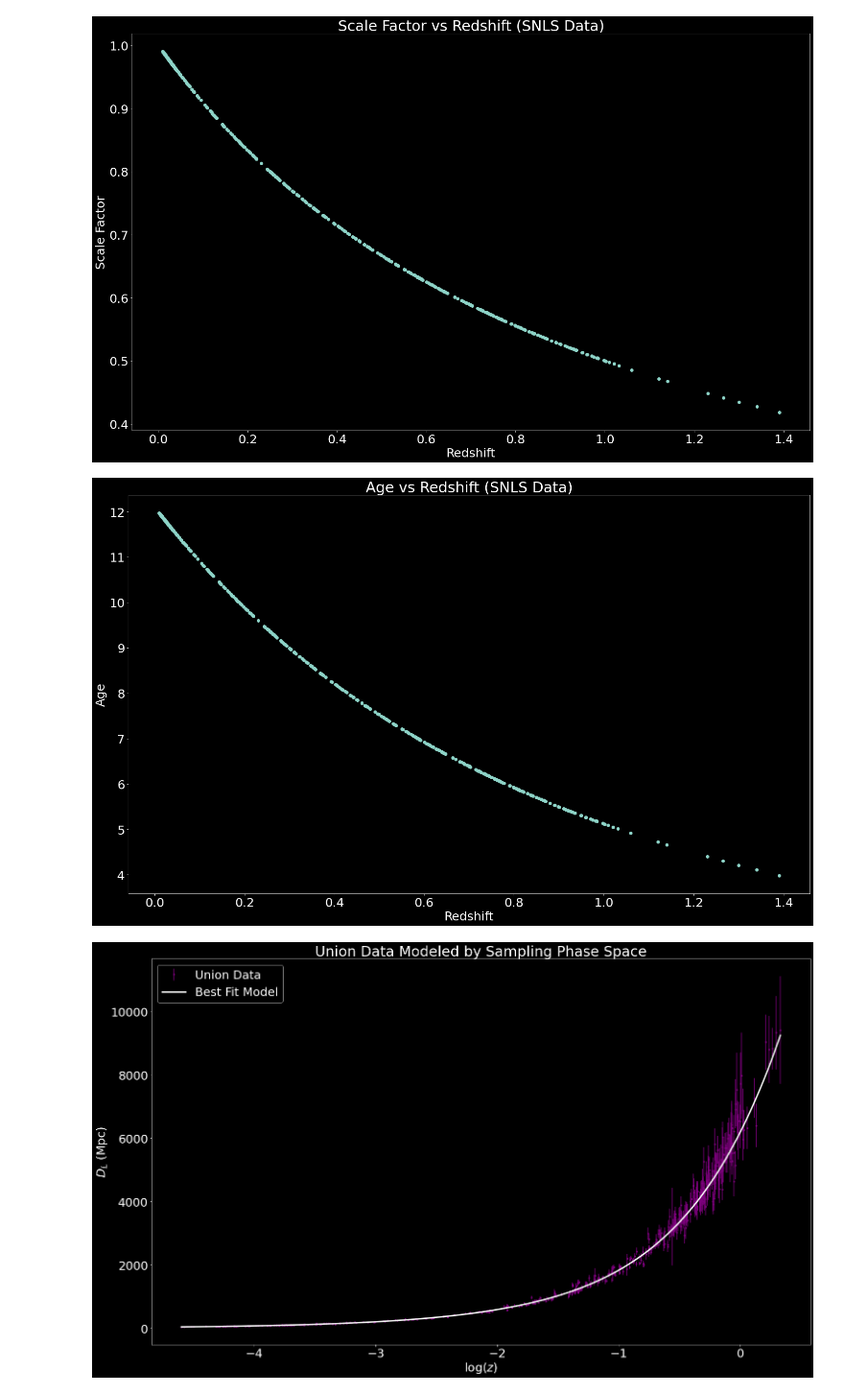
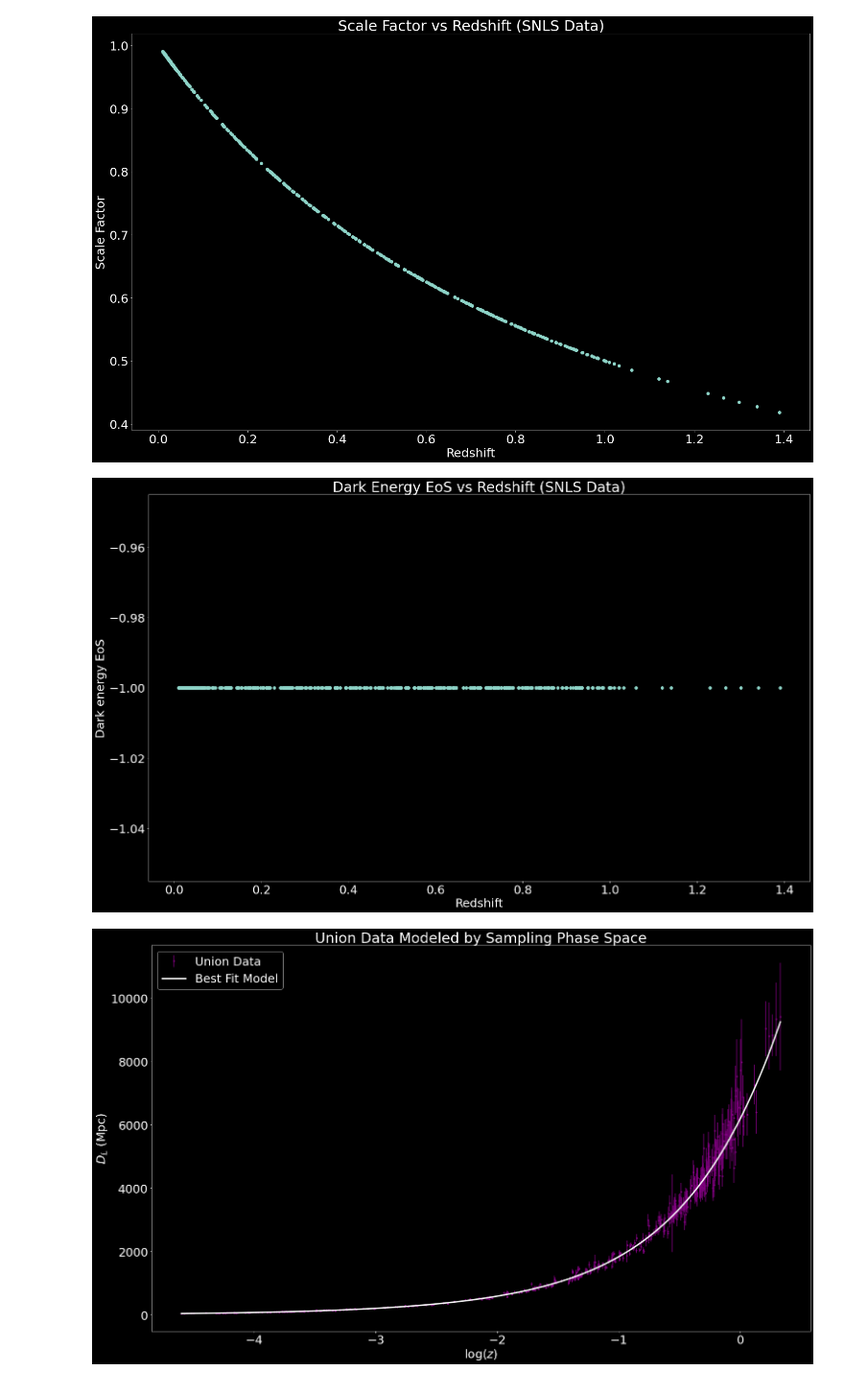
Before and after one commit to bpeck114/c161_project, a Jupyter notebook: dex/SNLS.ipynb, the cells around one changed output. Shown: that part at 96% size. Drawn from its saved outputs; the diff is of its cells as text; code cells hidden in the pictures.

```diff
--- a/dex/SNLS.ipynb
+++ b/dex/SNLS.ipynb
@@ -168,14 +168,14 @@ plt.show()
 # %%
 cosmo = magic(H0=H_0_best, Om0=omega_m_best)
 plt.figure(figsize = (25,15))
-age = cosmo.age(redshift)
-plt.scatter(redshift, age)
+w = cosmo.w(redshift)
+plt.scatter(redshift, w)
 plt.xlabel('Redshift')
-plt.ylabel('Age')
-plt.title('Age vs Redshift (SNLS Data)')
+plt.ylabel('Dark energy EoS')
+plt.title('Dark Energy EoS vs Redshift (SNLS Data)')
 plt.show()
 # %% [output]
-[figure, old version]
+[figure, new version]
 # %%
 plt.figure(figsize = (25,15))
 zz = np.linspace(np.min(redshift),np.max(redshift),1000)
```
